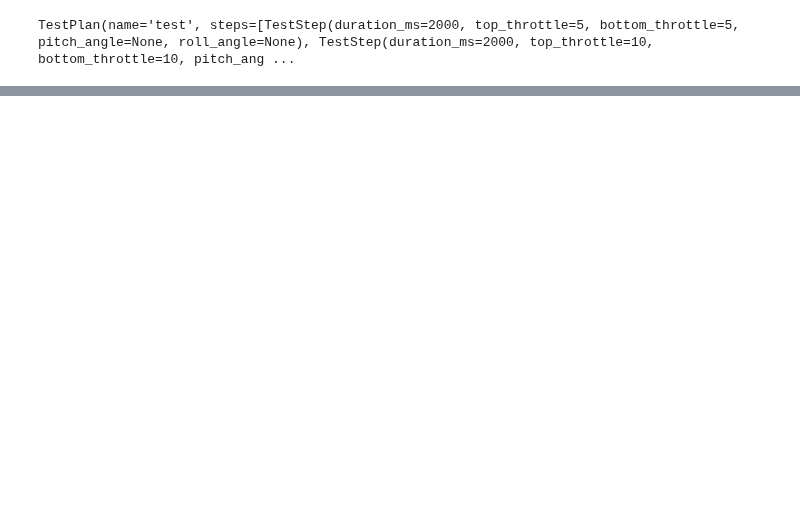
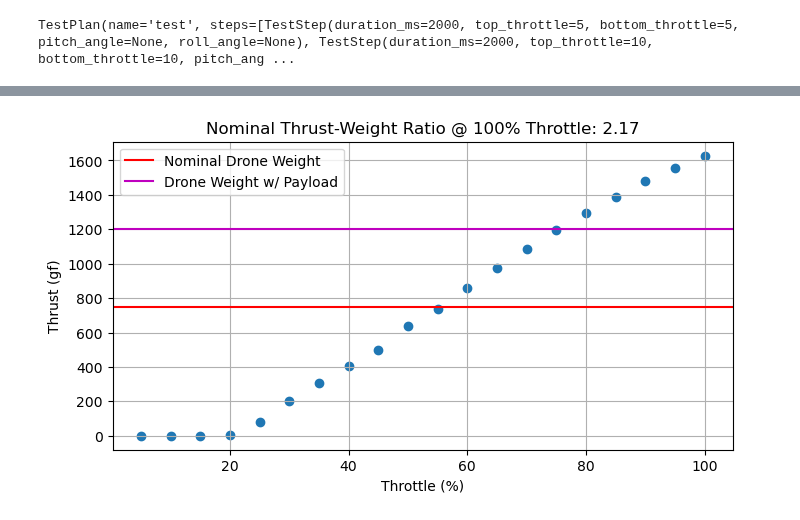
Before and after one commit to gtaharaedmonds/coaxial-drone, a Jupyter notebook: thrust_jig/test_runner/experiment_template.ipynb, the cells around one changed output, grey strips where cells are left out. Drawn from its saved outputs; the diff is of its cells as text; code cells hidden in the pictures; blank space fills up the shorter version.

Commit message:
avg over throttle steps

```diff
--- a/thrust_jig/test_runner/experiment_template.ipynb
+++ b/thrust_jig/test_runner/experiment_template.ipynb
@@ -132,0 +74,3 @@ plt.plot(power_filtered, power_filtered * m + b)
+# %%
+# Load Data from csv
+test_data = TestRunner.load(out_fnam)
@@ -132,0 +91,36 @@ plt.plot(power_filtered, power_filtered * m + b)
+# %%
+# Determine mean sample rate
+sample_rate_ms = np.mean(np.diff(time_ms))
+
+# Generate buckets for averaging based on step duration defined in testing
+stable_step_duration_ms = step_duration_ms / 2
+transient_offset_ms = 500 # Ignore first 500 ms of each throttle step to allow transients to settle
+
+# Convert start and end times for each throttle step into a integer indices for the data arrays used
+step_start_times = (step_range // 5 - 1) * step_duration_ms
+step_start_indices = [[np.argmin(np.abs(time_ms - (t_start + transient_offset_ms))), np.argmin(np.abs(time_ms - (t_start + transient_offset_ms + stable_step_duration_ms)))] for t_start in step_start_times]
+# %%
+def get_mean_from_throttle_steps(raw_data, step_indices):
+    return np.array([np.mean(raw_data[step_indices[i][0]:step_indices[i][1]]) for i in range(len(step_indices))])
+# %%
+thrust_mean_g = get_mean_from_throttle_steps(thrust_N, step_start_indices) / 9.81 * 1e3
+thrust_mean_g = thrust_mean_g * (thrust_mean_g > 0)
+hover_thrust_g = 750
+payload_thrust_g = 1200
+
+hall_current_mean = get_mean_from_throttle_steps(hall_current_raw, step_start_indices)
+batt_voltage_mean = get_mean_from_throttle_steps(batt_voltage, step_start_indices)
+batt_power_mean = hall_current_mean * batt_voltage_mean
+# %%
+plt.figure(figsize=(8, 4))
+plt.xlabel('Throttle (%)')
+plt.ylabel('Thrust (gf)')
+plt.scatter(step_range, thrust_mean_g)
+plt.axhline(hover_thrust_g, color = 'r', label='Nominal Drone Weight')
+plt.axhline(payload_thrust_g, color = 'm', label='Drone Weight w/ Payload')
+plt.title("Nominal Thrust-Weight Ratio @ 100% Throttle: " + f"{(thrust_mean_g[-1] / hover_thrust_g):.2f}")
+plt.legend()
+plt.grid()
+plt.show()
+# %% [output]
+[figure, added]
```
Also changed, not shown: parts of 22 cells of this notebook, 1 other file.
